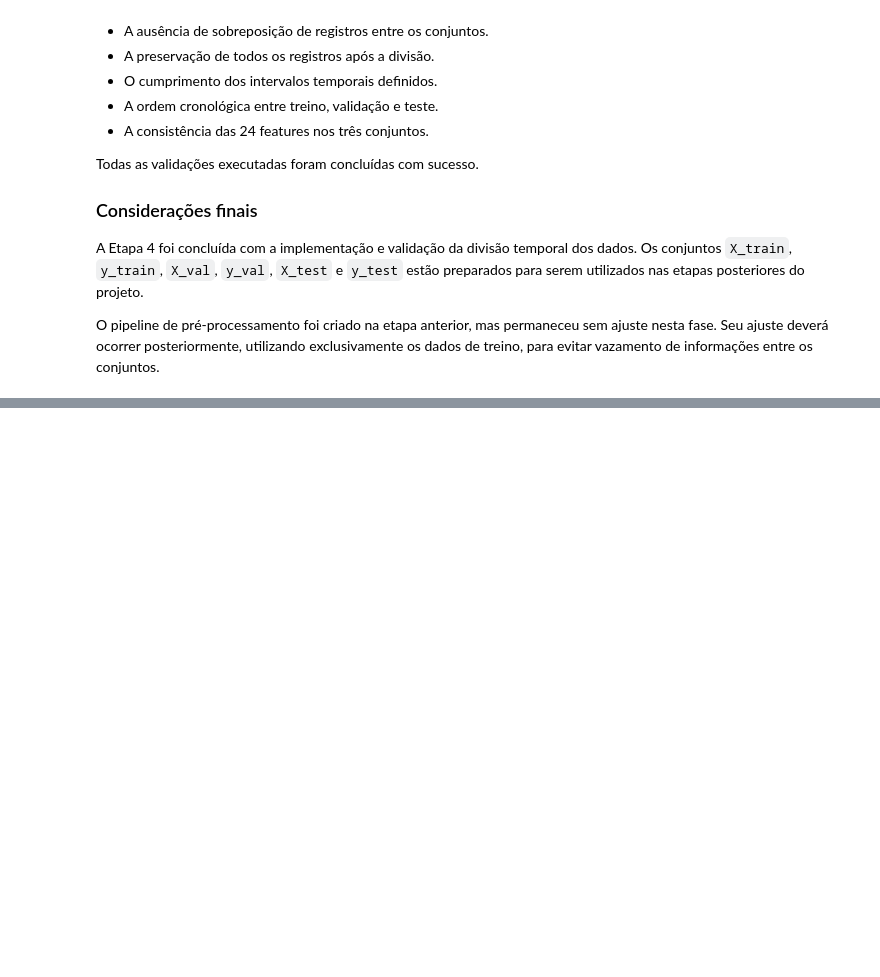
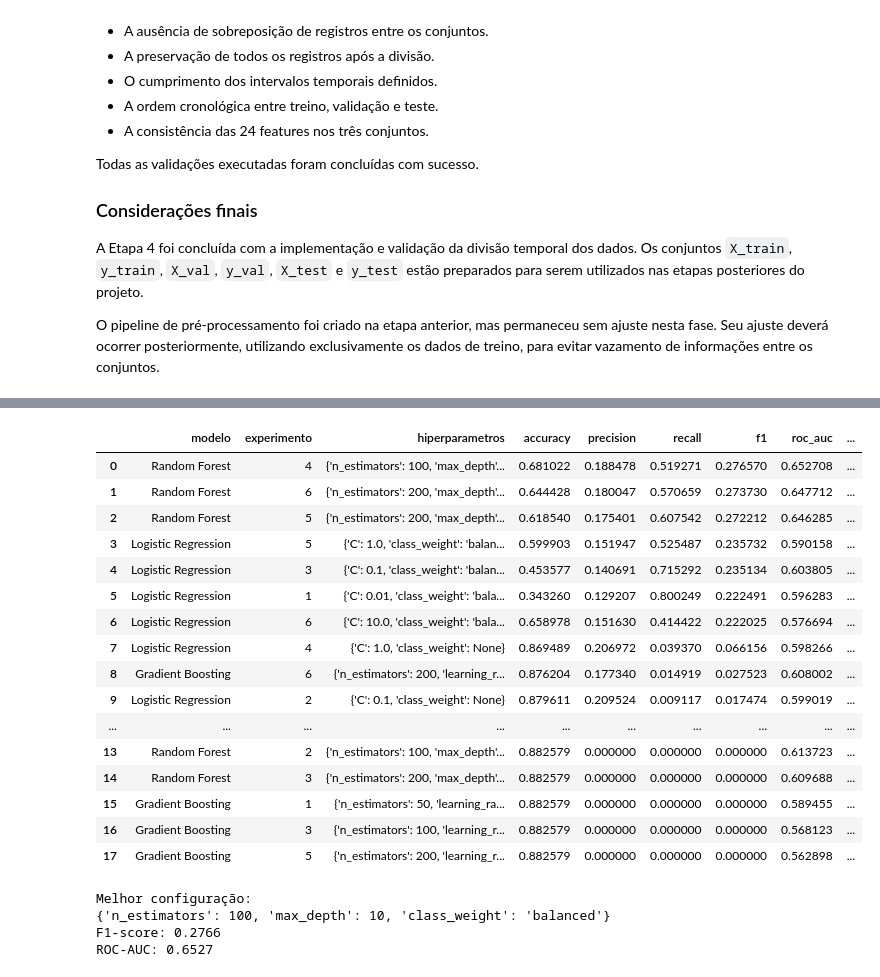
Before and after one commit to Franciane-sl/DeliveryRisk_AI, a Jupyter notebook: pipeline/notebooks/delivery_risk_analysis.ipynb, the cells around one changed output, grey strips where cells are left out. Drawn from its saved outputs; the diff is of its cells as text; code cells hidden in the pictures; blank space fills up the shorter version.

```diff
--- a/pipeline/notebooks/delivery_risk_analysis.ipynb
+++ b/pipeline/notebooks/delivery_risk_analysis.ipynb
@@ -2285,0 +2393,15 @@ O pipeline de pré-processamento foi criado na etapa anterior, mas permaneceu se
+# %%
+resultados_random_forest = executar_experimentos(
+    nome_modelo="Random Forest",
+    configuracoes=configuracoes["Random Forest"],
+    X_train=X_train,
+    y_train=y_train,
+    X_val=X_val,
+    y_val=y_val,
+    colunas_numericas=colunas_numericas,
+    colunas_categoricas=colunas_categoricas,
+)
+
+tabela_random_forest = registrar_resultados(resultados_random_forest)
+
+display(tabela_random_forest)
@@ -2285,0 +2454,17 @@ O pipeline de pré-processamento foi criado na etapa anterior, mas permaneceu se
+# %%
+resultados_gradient_boosting = executar_experimentos(
+    nome_modelo="Gradient Boosting",
+    configuracoes=configuracoes["Gradient Boosting"],
+    X_train=X_train,
+    y_train=y_train,
+    X_val=X_val,
+    y_val=y_val,
+    colunas_numericas=colunas_numericas,
+    colunas_categoricas=colunas_categoricas,
+)
+
+tabela_gradient_boosting = registrar_resultados(
+    resultados_gradient_boosting
+)
+
+display(tabela_gradient_boosting)
@@ -2285,0 +2505,44 @@ O pipeline de pré-processamento foi criado na etapa anterior, mas permaneceu se
+# %%
+tabela_resultados = registrar_resultados(
+    resultados_logistica
+    + resultados_random_forest
+    + resultados_gradient_boosting
+)
+
+display(tabela_resultados)
+# %% [output]
+|  | modelo | experimento | hiperparametros | accuracy | precision | recall | f1 | roc_auc | ... |
+| 0 | Random Forest | 4 | {'n_estimators': 100, 'max_depth'... | 0.681022 | 0.188478 | 0.519271 | 0.276570 | 0.652708 | ... |
+| 1 | Random Forest | 6 | {'n_estimators': 200, 'max_depth'... | 0.644428 | 0.180047 | 0.570659 | 0.273730 | 0.647712 | ... |
+| 2 | Random Forest | 5 | {'n_estimators': 200, 'max_depth'... | 0.618540 | 0.175401 | 0.607542 | 0.272212 | 0.646285 | ... |
+| 3 | Logistic Regression | 5 | {'C': 1.0, 'class_weight': 'balan... | 0.599903 | 0.151947 | 0.525487 | 0.235732 | 0.590158 | ... |
+| 4 | Logistic Regression | 3 | {'C': 0.1, 'class_weight': 'balan... | 0.453577 | 0.140691 | 0.715292 | 0.235134 | 0.603805 | ... |
+| 5 | Logistic Regression | 1 | {'C': 0.01, 'class_weight': 'bala... | 0.343260 | 0.129207 | 0.800249 | 0.222491 | 0.596283 | ... |
+| 6 | Logistic Regression | 6 | {'C': 10.0, 'class_weight': 'bala... | 0.658978 | 0.151630 | 0.414422 | 0.222025 | 0.576694 | ... |
+| 7 | Logistic Regression | 4 | {'C': 1.0, 'class_weight': None} | 0.869489 | 0.206972 | 0.039370 | 0.066156 | 0.598266 | ... |
+| 8 | Gradient Boosting | 6 | {'n_estimators': 200, 'learning_r... | 0.876204 | 0.177340 | 0.014919 | 0.027523 | 0.608002 | ... |
+| 9 | Logistic Regression | 2 | {'C': 0.1, 'class_weight': None} | 0.879611 | 0.209524 | 0.009117 | 0.017474 | 0.599019 | ... |
+| ... | ... | ... | ... | ... | ... | ... | ... | ... | ... |
+| 13 | Random Forest | 2 | {'n_estimators': 100, 'max_depth'... | 0.882579 | 0.000000 | 0.000000 | 0.000000 | 0.613723 | ... |
+| 14 | Random Forest | 3 | {'n_estimators': 200, 'max_depth'... | 0.882579 | 0.000000 | 0.000000 | 0.000000 | 0.609688 | ... |
+| 15 | Gradient Boosting | 1 | {'n_estimators': 50, 'learning_ra... | 0.882579 | 0.000000 | 0.000000 | 0.000000 | 0.589455 | ... |
+| 16 | Gradient Boosting | 3 | {'n_estimators': 100, 'learning_r... | 0.882579 | 0.000000 | 0.000000 | 0.000000 | 0.568123 | ... |
+| 17 | Gradient Boosting | 5 | {'n_estimators': 200, 'learning_r... | 0.882579 | 0.000000 | 0.000000 | 0.000000 | 0.562898 | ... |
+# %%
+melhor_resultado_rf = max(
+    resultados_random_forest,
+    key=lambda resultado: resultado["f1"],
+)
+
+melhor_pipeline_rf = melhor_resultado_rf["pipeline"]
+
+print("Melhor configuração:")
+print(melhor_resultado_rf["hiperparametros"])
+
+print(f"F1-score: {melhor_resultado_rf['f1']:.4f}")
+print(f"ROC-AUC: {melhor_resultado_rf['roc_auc']:.4f}")
+# %% [output]
+Melhor configuração:
+{'n_estimators': 100, 'max_depth': 10, 'class_weight': 'balanced'}
+F1-score: 0.2766
+ROC-AUC: 0.6527
```
Also changed, not shown: parts of 17 cells of this notebook.
